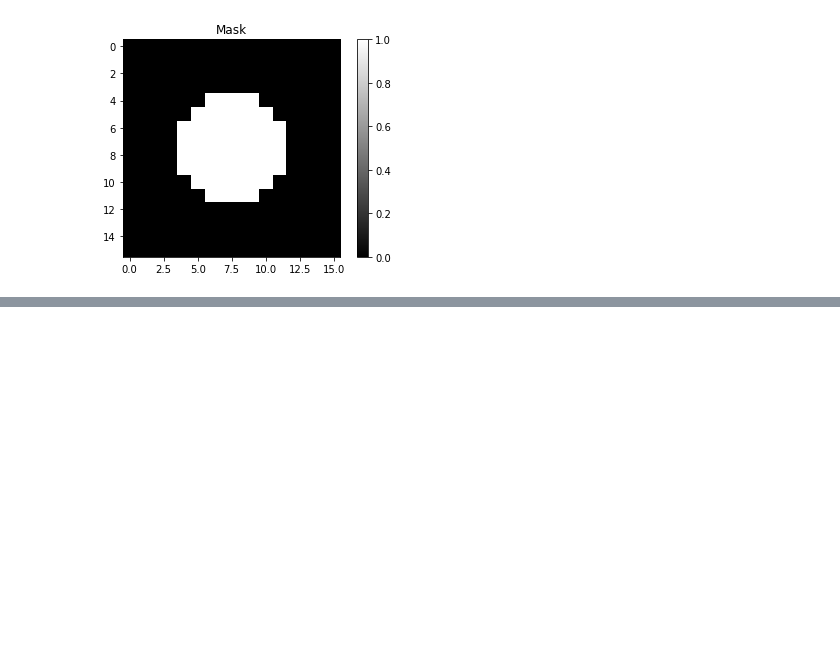
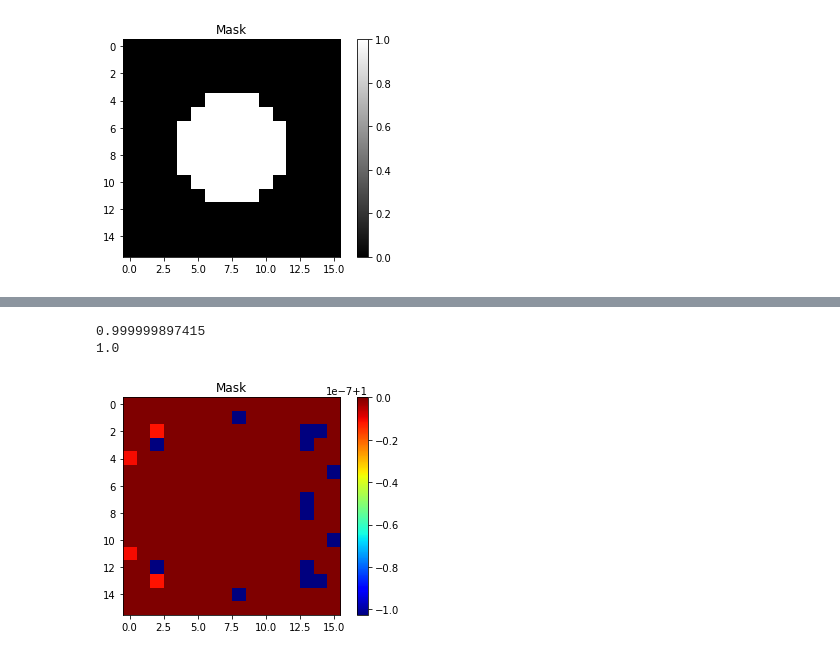
Before and after one commit to archilless/Minin, a Jupyter notebook: project.ipynb, the cells around one changed output, grey strips where cells are left out. Drawn from its saved outputs; the diff is of its cells as text; code cells hidden in the pictures; blank space fills up the shorter version.

```diff
--- a/project.ipynb
+++ b/project.ipynb
@@ -258,0 +276,8 @@ visualize(np.abs(pole.reshape(-1,size)))
+# %%
+print(np.min(params))
+print(np.max(params))
+visualize(params,"Mask")
+# %% [output]
+0.999999897415
+1.0
+[figure, added]
```
Also changed, not shown: parts of 5 cells of this notebook.
